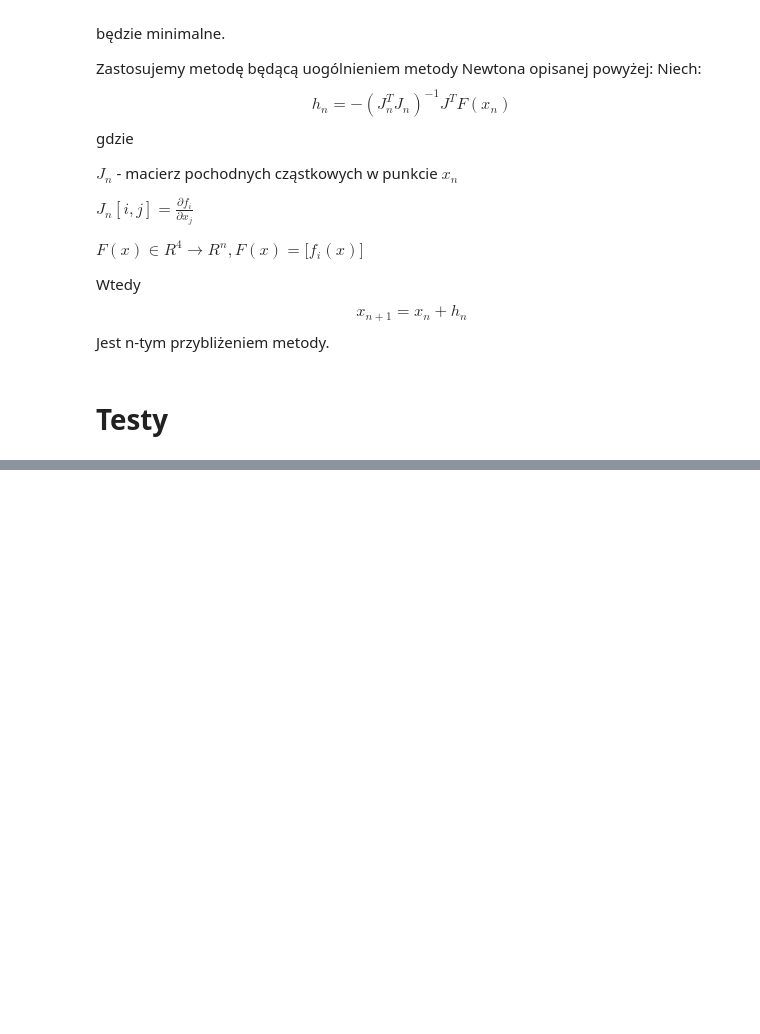
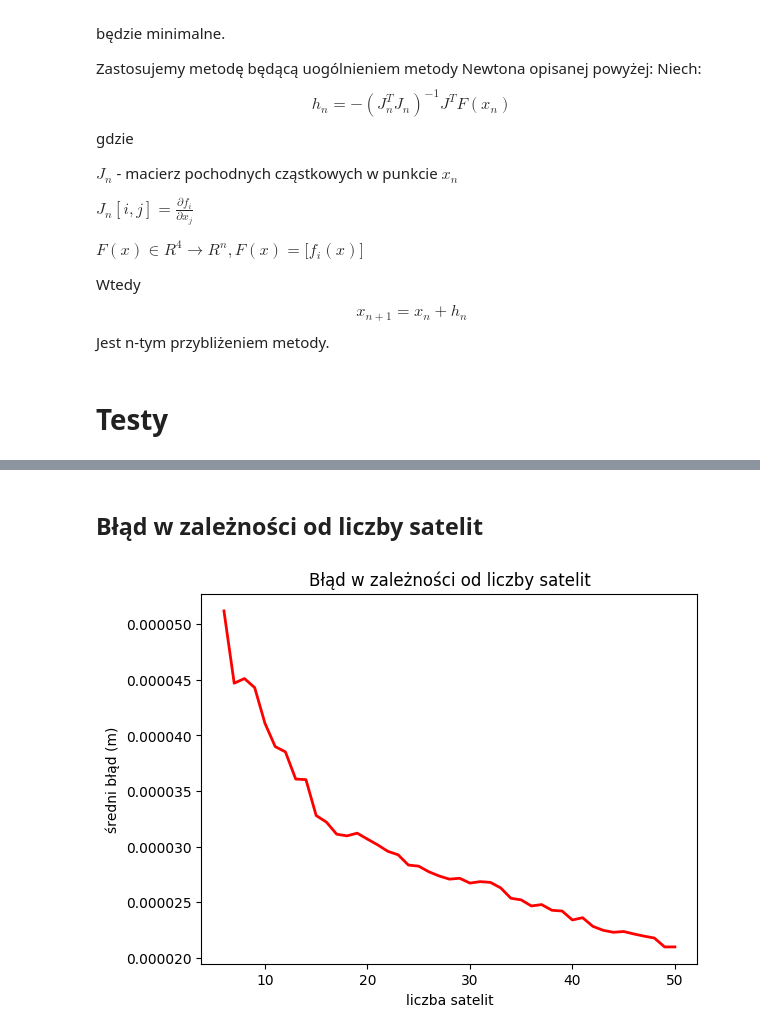
Before and after one commit to jakubzadrozny/pracownia2, a Jupyter notebook: prog/program.ipynb, the cells around one changed output, grey strips where cells are left out. Drawn from its saved outputs; the diff is of its cells as text; code cells hidden in the pictures; blank space fills up the shorter version.

```diff
--- a/prog/program.ipynb
+++ b/prog/program.ipynb
@@ -229,33 +324,42 @@ Wpływ liczby satelit na dokładność metody najmniejszych kwadratów
+# %% [markdown]
+## Błąd w zależności od liczby satelit
 # %%
 function leastSquares_sat_plot(positers=100, satiters=50)
     res = [[],[]]
 
     sat = [ rand_position(sat_rad) for i in 1:satiters ]
     means = zeros(satiters)
+    iters_ok = zeros(satiters)
 
     for i in 1:positers
         x = rand_position(earth_rad)
-        prepsat!(x, sat)
+        prepsat!(x, sat, true)
         for sat_cnt in 4:satiters
-            xgps = leastSquares(sat, 10, sat_cnt)
-            means[sat_cnt] += sum(abs2, xgps-x)
+            x1 = leastSquares(sat, 10, sat_cnt)[1:3]
+            dx = sqrt(sum(abs2, x1-x[1:3]))
+            if dx < 10000
+                means[sat_cnt] += dx
+                iters_ok[sat_cnt] += 1
+            end
         end
     end
-    for i in 4:satiters
+    for i in 6:satiters
         push!(res[1], i)
-        push!(res[2], means[i]/positers)
+        push!(res[2], means[i]/iters_ok[i])
     end
     res
 end;
 # %%
 data = leastSquares_sat_plot()
 x = data[1]
 y = data[2]
 
 fig, ax = subplots()
 
-title("Błąd metody najmniejszych kwadratów w zależności od liczby satelit")
-ylabel("m")
+title("Błąd w zależności od liczby satelit")
+ylabel("średni błąd (m)")
 xlabel("liczba satelit")
 ax[:plot](x, y, "-", color="red", linewidth=2, alpha=1.0)
 show()
+# %% [output]
+[figure, added]
```
Also changed, not shown: parts of 22 cells of this notebook, 5 other files.
